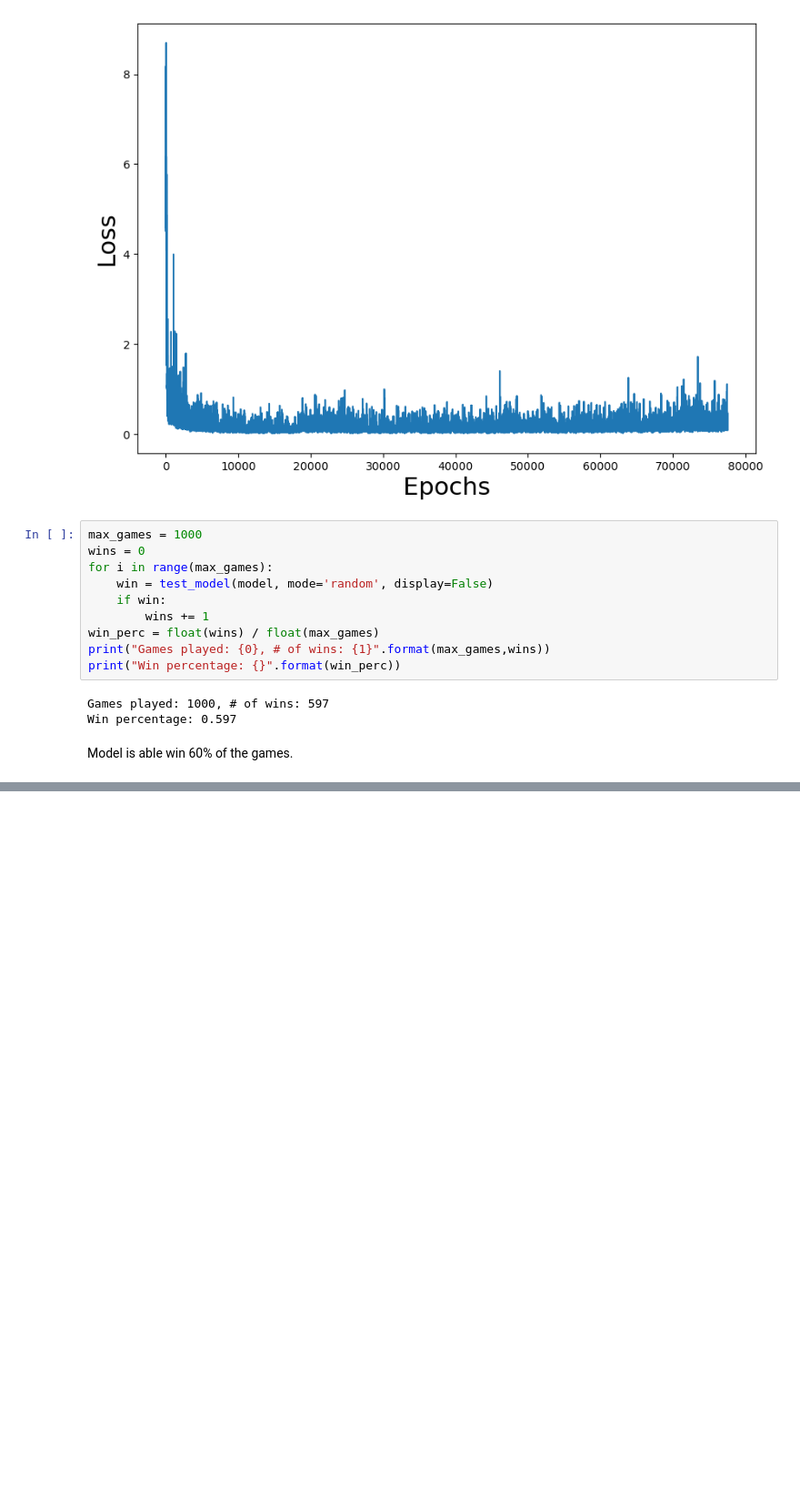
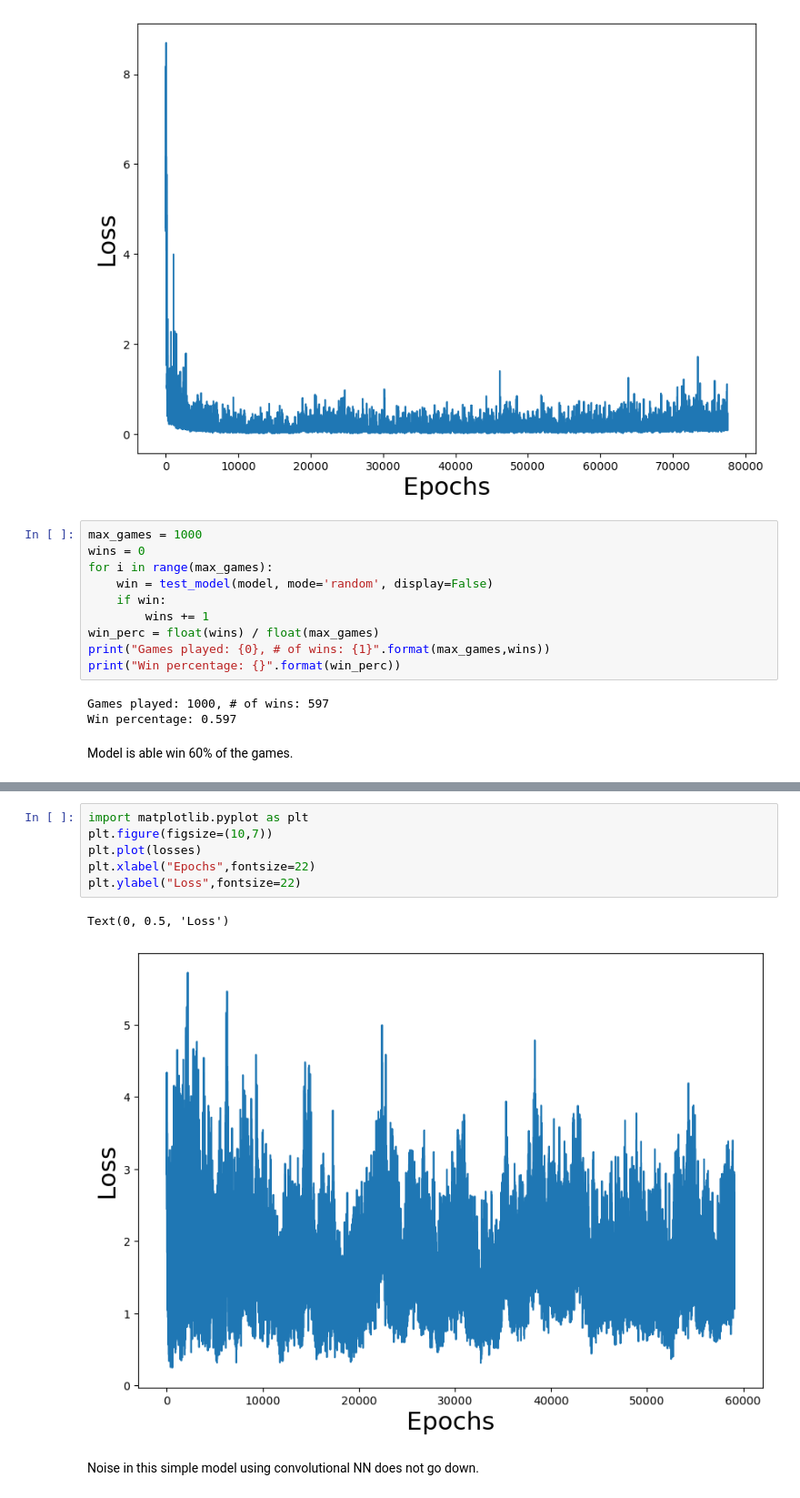
Before and after one commit to ansingh16/Deep_RL, a Jupyter notebook: Deep_RL.ipynb, the cells around one changed output, grey strips where cells are left out. Shown at 91% size. Drawn from its saved outputs; the diff is of its cells as text; blank space fills up the shorter version.

```diff
--- a/Deep_RL.ipynb
+++ b/Deep_RL.ipynb
@@ -1037,0 +1362,11 @@ Win percentage: 0.597
+# %%
+import matplotlib.pyplot as plt
+plt.figure(figsize=(10,7))
+plt.plot(losses)
+plt.xlabel("Epochs",fontsize=22)
+plt.ylabel("Loss",fontsize=22)
+# %% [output]
+Text(0, 0.5, 'Loss')
+[figure, added]
+# %% [markdown]
+Noise in this simple model using convolutional NN does not go down.
```
Also changed, not shown: parts of 9 cells of this notebook.
